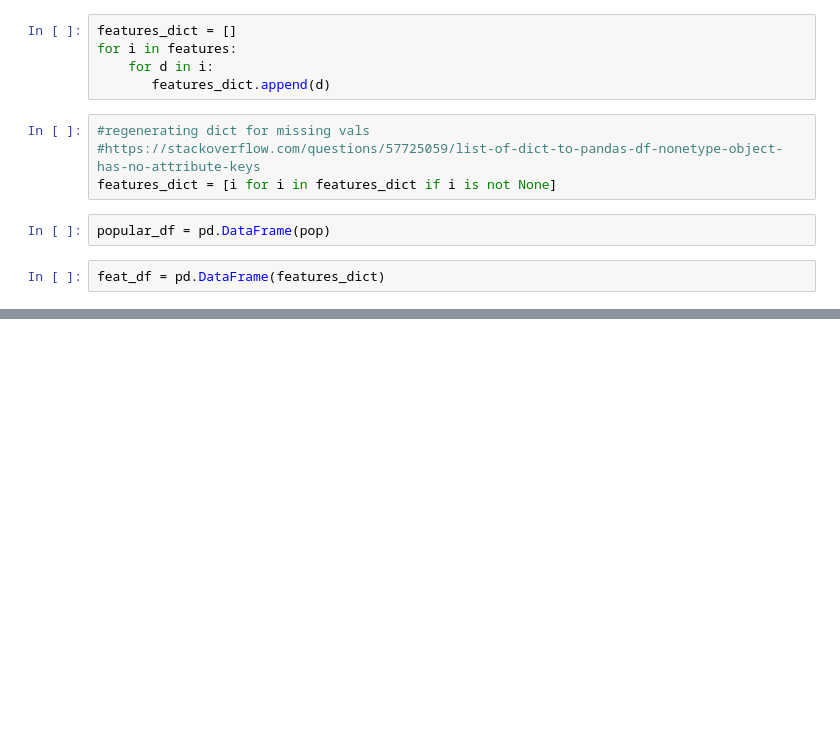
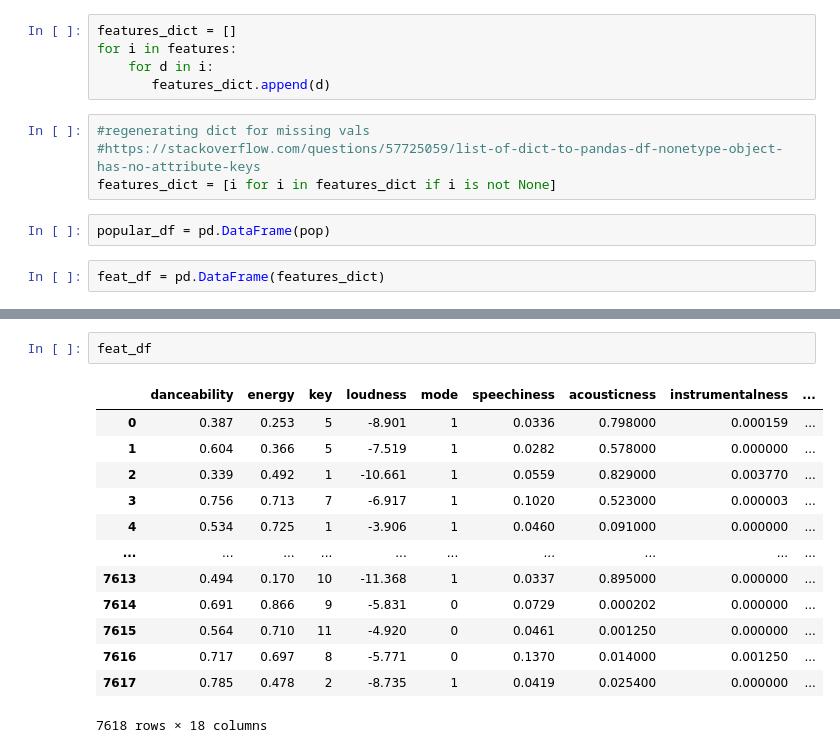
Before and after one commit to sqnguyen00/GA_capstone, a Jupyter notebook: code/new.ipynb, the cells around one changed output, grey strips where cells are left out. Cells and saved outputs as stored; diff of their text form; blank space fills up the shorter version.

```diff
--- a/code/new.ipynb
+++ b/code/new.ipynb
@@ -175,0 +218,16 @@ feat_df.to_csv('edm5_track_features.csv')
+# %%
+feat_df
+# %% [output]
+|  | danceability | energy | key | loudness | mode | speechiness | acousticness | instrumentalness | ... |
+| 0 | 0.387 | 0.253 | 5 | -8.901 | 1 | 0.0336 | 0.798000 | 0.000159 | ... |
+| 1 | 0.604 | 0.366 | 5 | -7.519 | 1 | 0.0282 | 0.578000 | 0.000000 | ... |
+| 2 | 0.339 | 0.492 | 1 | -10.661 | 1 | 0.0559 | 0.829000 | 0.003770 | ... |
+| 3 | 0.756 | 0.713 | 7 | -6.917 | 1 | 0.1020 | 0.523000 | 0.000003 | ... |
+| 4 | 0.534 | 0.725 | 1 | -3.906 | 1 | 0.0460 | 0.091000 | 0.000000 | ... |
+| ... | ... | ... | ... | ... | ... | ... | ... | ... | ... |
+| 7613 | 0.494 | 0.170 | 10 | -11.368 | 1 | 0.0337 | 0.895000 | 0.000000 | ... |
+| 7614 | 0.691 | 0.866 | 9 | -5.831 | 0 | 0.0729 | 0.000202 | 0.000000 | ... |
+| 7615 | 0.564 | 0.710 | 11 | -4.920 | 0 | 0.0461 | 0.001250 | 0.000000 | ... |
+| 7616 | 0.717 | 0.697 | 8 | -5.771 | 0 | 0.1370 | 0.014000 | 0.001250 | ... |
+| 7617 | 0.785 | 0.478 | 2 | -8.735 | 1 | 0.0419 | 0.025400 | 0.000000 | ... |
+7618 rows × 18 columns
```
Also changed, not shown: parts of 15 cells of this notebook, 15 other files.
